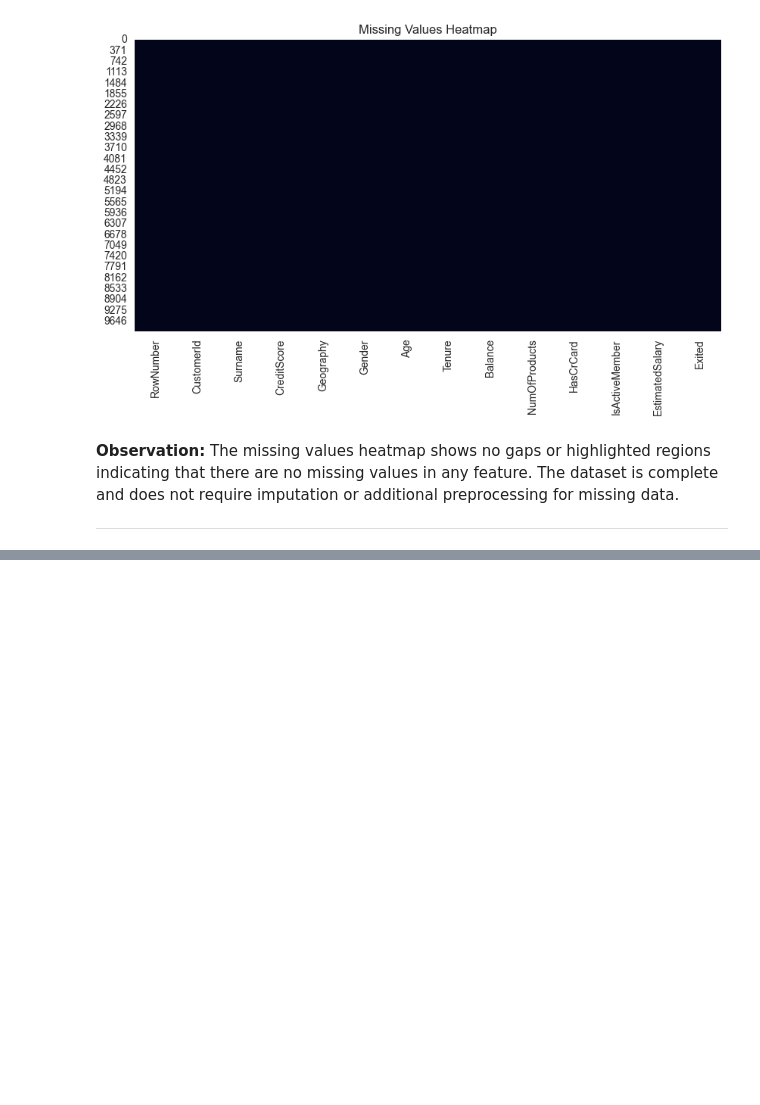
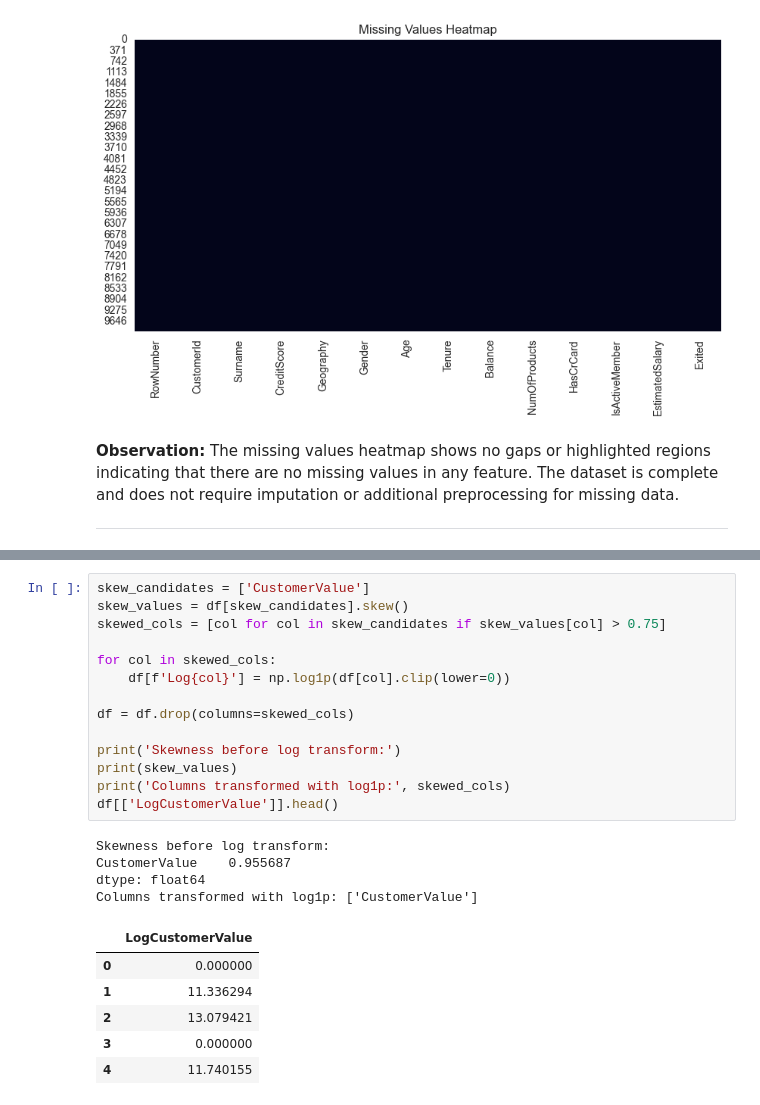
Before and after one commit to itsWesam/SWE485-Project-Group4, a Jupyter notebook: Phase1_Data_Exploration.ipynb, the cells around one changed output, grey strips where cells are left out. Saved outputs shown, nothing was run; the diff lists cells and outputs as text; blank space fills up the shorter version.

```diff
--- a/Phase1_Data_Exploration.ipynb
+++ b/Phase1_Data_Exploration.ipynb
@@ -633,0 +787,25 @@ plt.show()
+# %%
+skew_candidates = ['CustomerValue']
+skew_values = df[skew_candidates].skew()
+skewed_cols = [col for col in skew_candidates if skew_values[col] > 0.75]
+
+for col in skewed_cols:
+    df[f'Log{col}'] = np.log1p(df[col].clip(lower=0))
+
+df = df.drop(columns=skewed_cols)
+
+print('Skewness before log transform:')
+print(skew_values)
+print('Columns transformed with log1p:', skewed_cols)
+df[['LogCustomerValue']].head()
+# %% [output]
+Skewness before log transform:
+CustomerValue    0.955687
+dtype: float64
+Columns transformed with log1p: ['CustomerValue']
+|  | LogCustomerValue |
+| 0 | 0.000000 |
+| 1 | 11.336294 |
+| 2 | 13.079421 |
+| 3 | 0.000000 |
+| 4 | 11.740155 |
```
Also changed, not shown: parts of 11 cells of this notebook.
